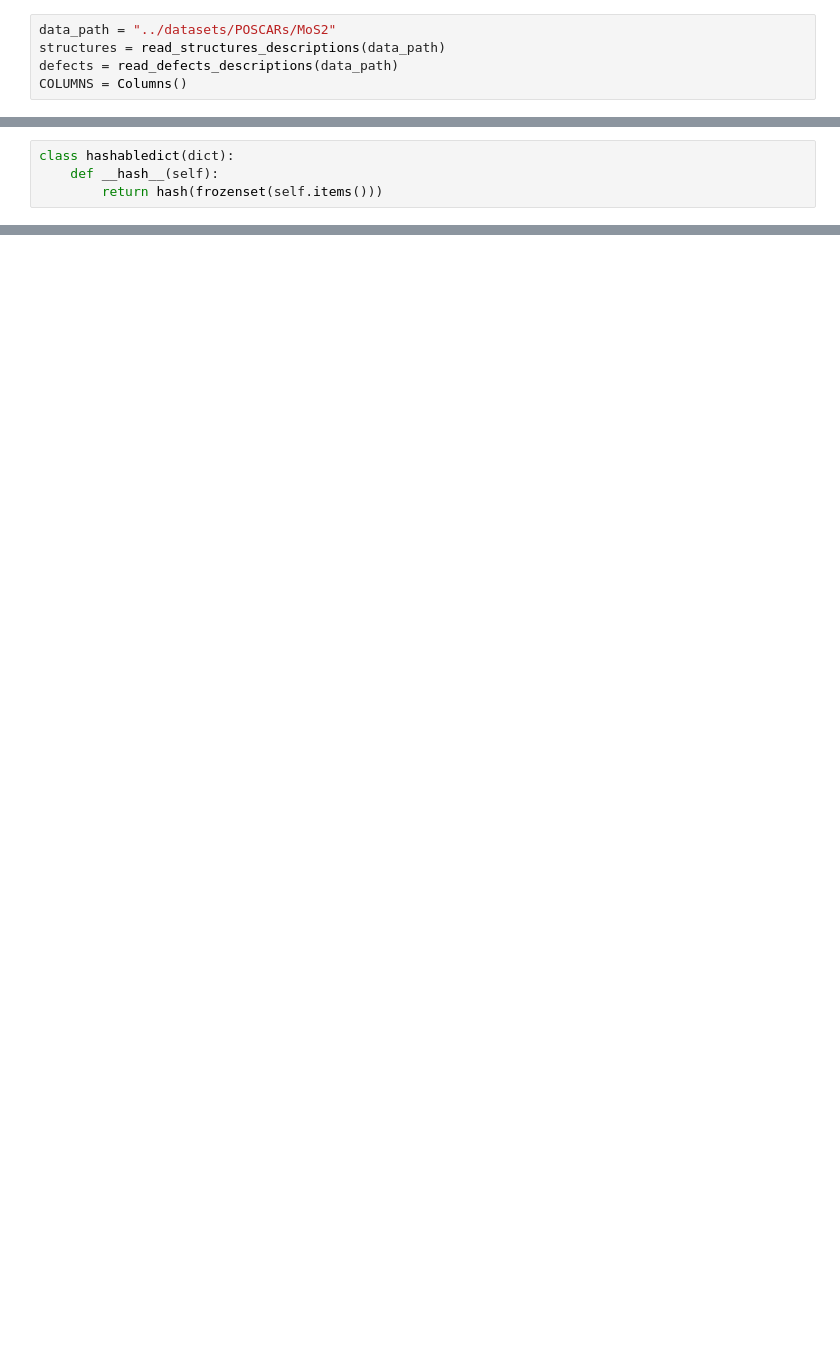
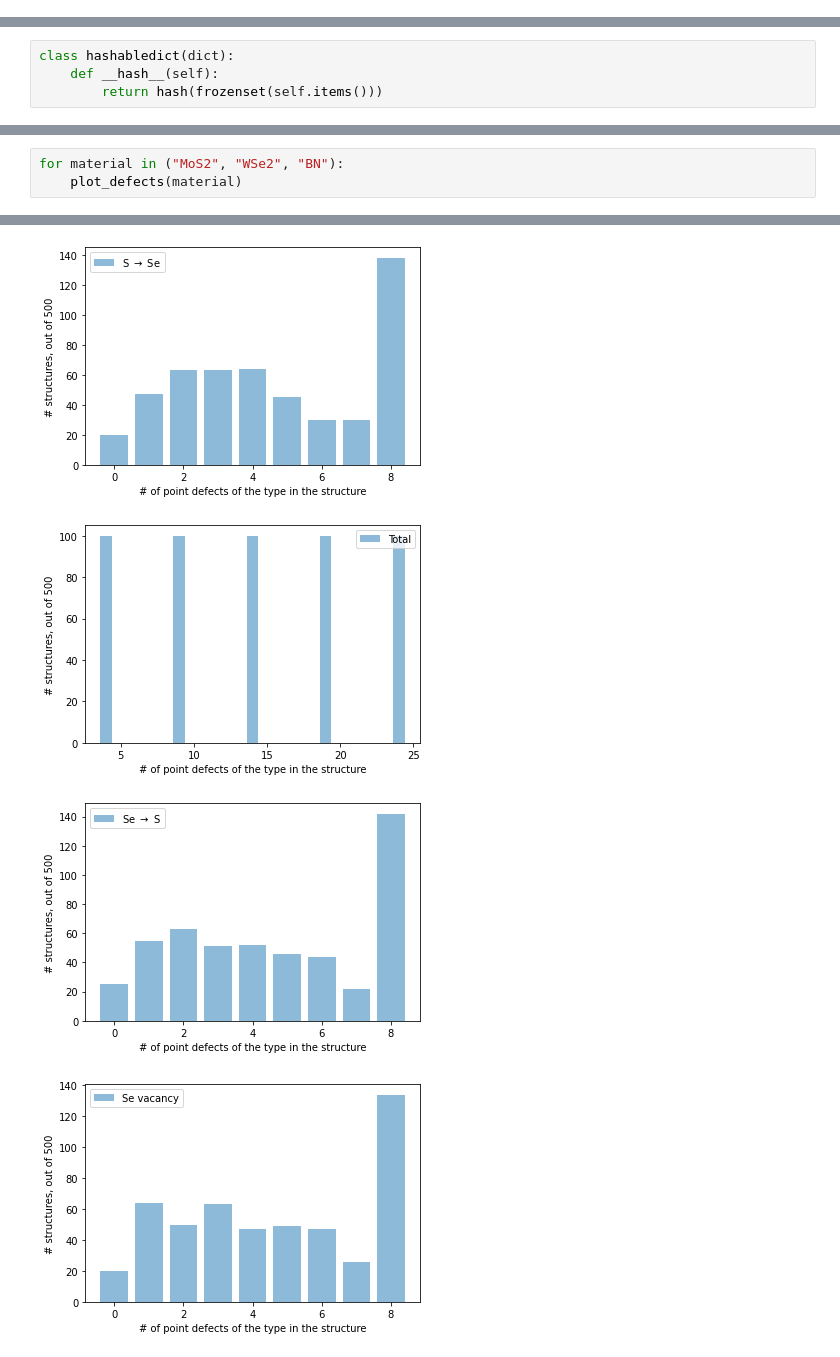
Before and after one commit to HSE-LAMBDA/ai4material_design, a Jupyter notebook: notebooks/plot_defect_densities.ipynb, the cells around one changed output, grey strips where cells are left out. Drawn from its saved outputs; the diff is of its cells as text; blank space fills up the shorter version.

Commit message:
defect density plots

```diff
--- a/notebooks/plot_defect_densities.ipynb
+++ b/notebooks/plot_defect_densities.ipynb
@@ -15,8 +16,3 @@ import matplotlib.pyplot as plt
 from itertools import chain
 from collections import Counter
 from operator import itemgetter
-# %%
-data_path = "../datasets/POSCARs/MoS2"
-structures = read_structures_descriptions(data_path)
-defects = read_defects_descriptions(data_path)
-COLUMNS = Columns()
@@ -91,0 +59,4 @@ for defect_type, counts in count_distributions.items():
+# %%
+for material in ("MoS2", "WSe2", "BN"):
+    plot_defects(material)
+# %% [output]
@@ -91,0 +66,4 @@ for defect_type, counts in count_distributions.items():
+[figure, added]
+[figure, added]
+[figure, added]
+[figure, added]
```
Also changed, not shown: parts of 10 cells of this notebook, 20 other files.
